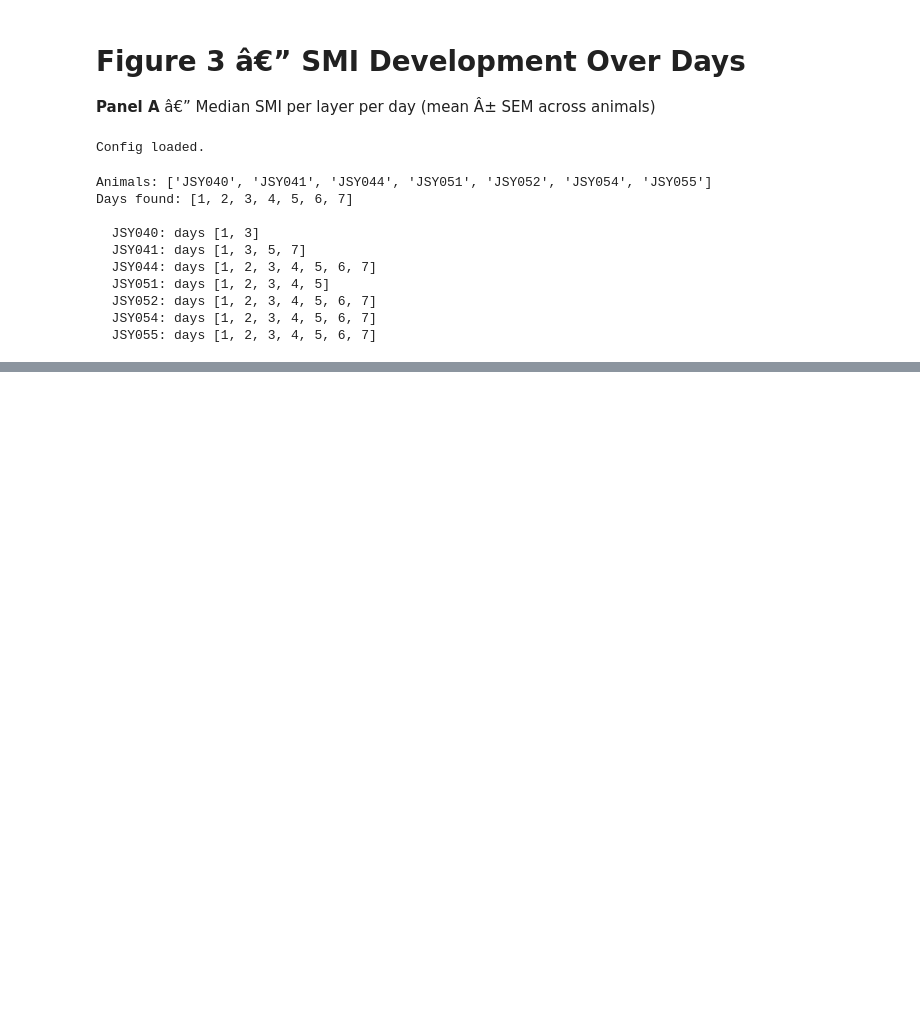
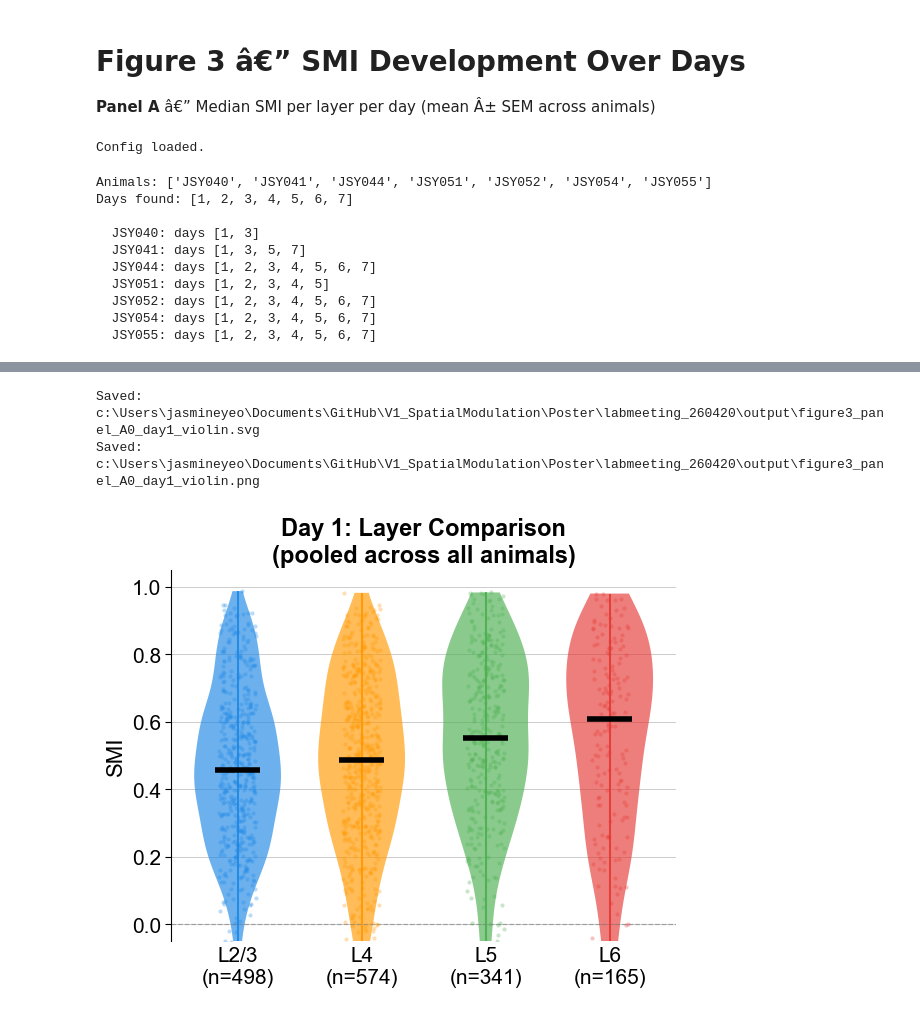
Before and after one commit to jasmineyeo/V1_SpatialModulation, a Jupyter notebook: Poster/260313_mcdb_deparmental/Figure3_SMIDevelopment.ipynb, the cells around one changed output, grey strips where cells are left out. Cells and saved outputs as stored; diff of their text form; code cells hidden in the pictures; blank space fills up the shorter version.

```diff
--- a/Poster/260313_mcdb_deparmental/Figure3_SMIDevelopment.ipynb
+++ b/Poster/260313_mcdb_deparmental/Figure3_SMIDevelopment.ipynb
@@ -224,3 +223,80 @@ Saved: c:\Users\jasmineyeo\Documents\GitHub\V1_SpatialModulation\Poster\output\f
+# %%
+# Panel A0 — Day 1 violin plot: SMI distribution per layer, pooled across animals
+
+TARGET_DAY = 1
+
+layer_data = []
+layer_ns   = []
+for layer in LAYER_ORDER:
+    vals = []
+    for animal in animals:
+        if TARGET_DAY in smi_by_animal[animal] and layer in smi_by_animal[animal][TARGET_DAY]:
+            vals.extend(smi_by_animal[animal][TARGET_DAY][layer].tolist())
+    layer_data.append(np.array(vals))
+    layer_ns.append(len(vals))
+
+fig_v, ax = plt.subplots(figsize=(6, 5))
+
+rng = np.random.default_rng(42)
+
+for i, (layer, data, n) in enumerate(zip(LAYER_ORDER, layer_data, layer_ns)):
+    color = LAYER_COLORS[layer]
+    x = i + 1
+
+    if len(data) < 4:
+        continue
+
+    # Violin body
+    parts = ax.violinplot(data, positions=[x], widths=0.7,
+                          showmeans=False, showmedians=False, showextrema=False)
+    for pc in parts['bodies']:
+        pc.set_facecolor(color)
+        pc.set_alpha(0.65)
+        pc.set_edgecolor('none')
+
+    # Thin colored vertical line spanning full range
+    ax.vlines(x, data.min(), data.max(), color=color, lw=1.5, alpha=0.9, zorder=3)
+
+    # Thick black median line
+    med = np.median(data)
+    ax.hlines(med, x - 0.18, x + 0.18, color='black', lw=4, zorder=5)
+
+    # Jittered individual dots
+    jitter = rng.uniform(-0.15, 0.15, size=len(data))
+    ax.scatter(x + jitter, data, color=color, s=3**2, alpha=0.3, zorder=2, linewidths=0)
+
+ax.axhline(0, color='gray', lw=0.9, ls='--', alpha=0.6, zorder=1)
+
+ax.set_xticks(range(1, len(LAYER_ORDER) + 1))
+ax.set_xticklabels(
+    [f'{l}\n(n={n})' for l, n in zip(LAYER_ORDER, layer_ns)],
+    fontsize=15, color='black'
+)
+
+ax.set_ylabel('SMI', fontsize=16)
+ax.set_ylim(-0.05, 1.05)
+ax.set_yticks([0.0, 0.2, 0.4, 0.6, 0.8, 1.0])
+ax.tick_params(axis='y', labelsize=15, length=4, width=0.8)
+ax.tick_params(axis='x', length=0)
+
+ax.yaxis.grid(True, color='#CCCCCC', lw=0.7, zorder=0)
+ax.set_axisbelow(True)
+ax.spines[['top', 'right', 'bottom']].set_visible(False)
+ax.spines['left'].set_linewidth(0.8)
+
+ax.set_title(f'Day {TARGET_DAY}: Layer Comparison\n(pooled across all animals)',
+             fontsize=17, fontweight='bold')
+
+plt.tight_layout()
+for ext in ('.svg', '.png'):
+    out = os.path.join(OUTPUT_DIR, f'figure3_panel_A0_day1_violin{ext}')
+    fig_v.savefig(out, dpi=300, bbox_inches='tight', format=ext.lstrip('.'))
+    print(f'Saved: {out}')
+plt.show()
+# %% [output]
+Saved: c:\Users\jasmineyeo\Documents\GitHub\V1_SpatialModulation\Poster\labmeeting_260420\output\figure3_panel_A0_day1_violin.svg
+Saved: c:\Users\jasmineyeo\Documents\GitHub\V1_SpatialModulation\Poster\labmeeting_260420\output\figure3_panel_A0_day1_violin.png
+[figure, added]
 # %%
 # Panel B — Median SMI by Layer × Day heatmap
 # 4×7 matrix: pooled across all animals, overall median per cell
```
Also changed, not shown: parts of 8 cells of this notebook, 19 other files.
